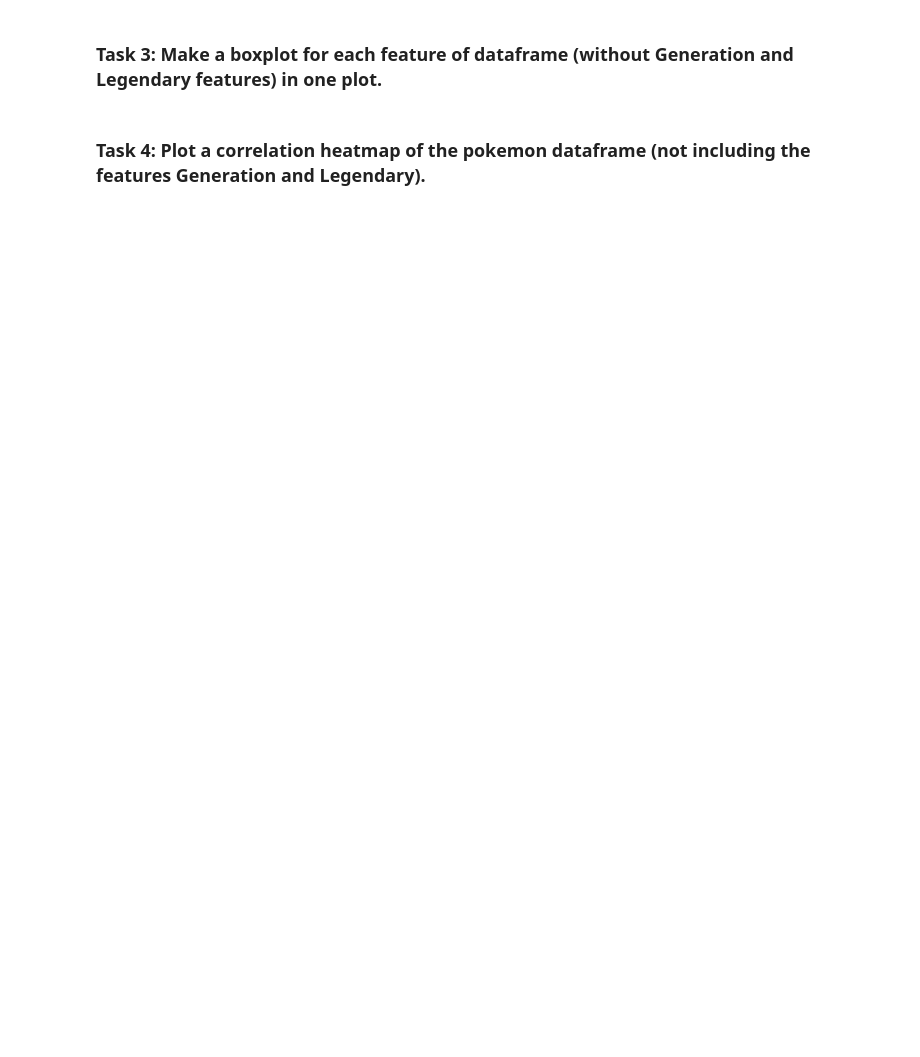
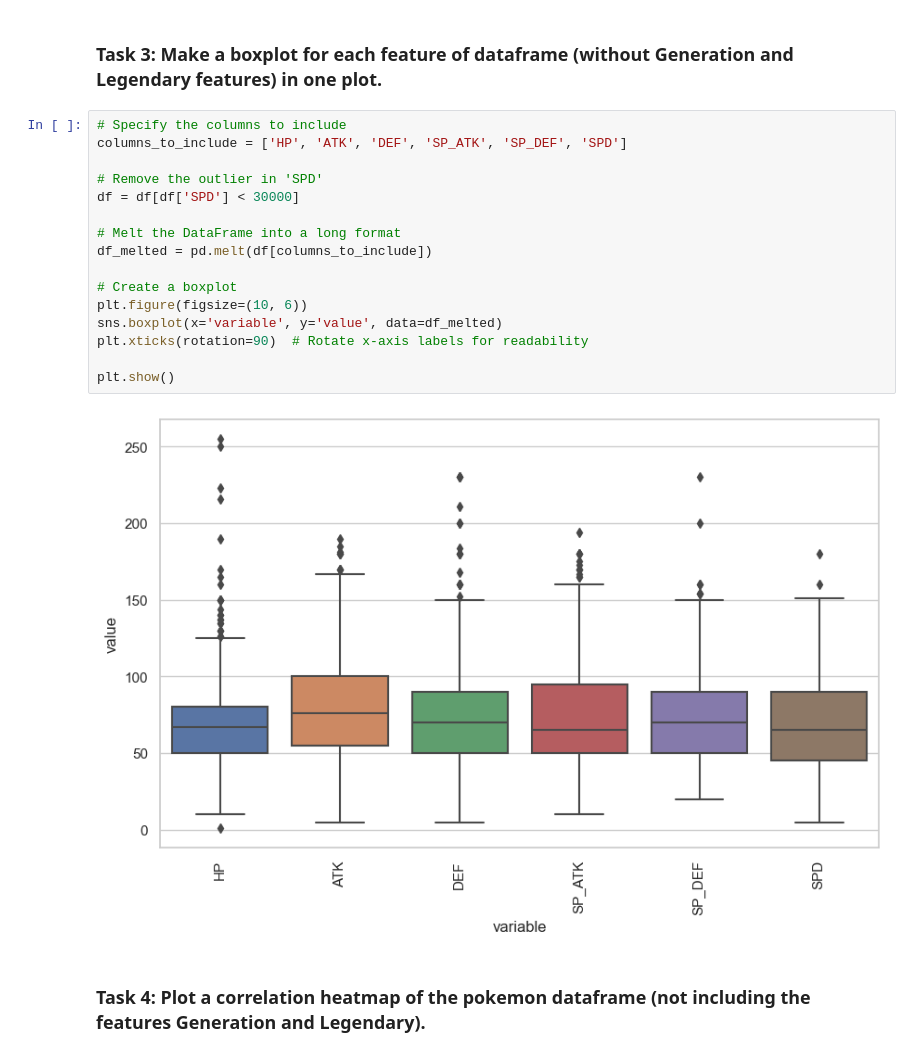
Before and after one commit to rdebullain/dataviz_exercises, a Jupyter notebook: seaborn_exercise.ipynb, the cells around one changed output. Saved outputs shown, nothing was run; the diff lists cells and outputs as text; blank space fills up the shorter version.

```diff
--- a/seaborn_exercise.ipynb
+++ b/seaborn_exercise.ipynb
@@ -23,4 +61,22 @@ df.head()
 # %% [markdown]
 ### Task 3: Make a boxplot for each feature of dataframe (without Generation and Legendary features) in one plot.
+# %%
+# Specify the columns to include
+columns_to_include = ['HP', 'ATK', 'DEF', 'SP_ATK', 'SP_DEF', 'SPD']
+
+# Remove the outlier in 'SPD'
+df = df[df['SPD'] < 30000]
+
+# Melt the DataFrame into a long format
+df_melted = pd.melt(df[columns_to_include])
+
+# Create a boxplot
+plt.figure(figsize=(10, 6))
+sns.boxplot(x='variable', y='value', data=df_melted)
+plt.xticks(rotation=90)  # Rotate x-axis labels for readability
+
+plt.show()
+# %% [output]
+[figure, added]
 # %% [markdown]
 ### Task 4: Plot a correlation heatmap of the pokemon dataframe (not including the features Generation and Legendary).
```
Also changed, not shown: parts of 7 cells of this notebook, 1 other file.
